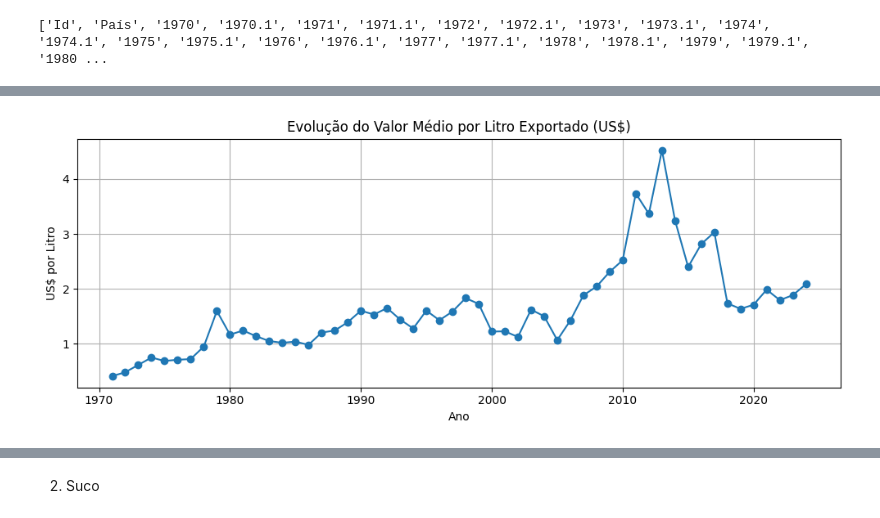
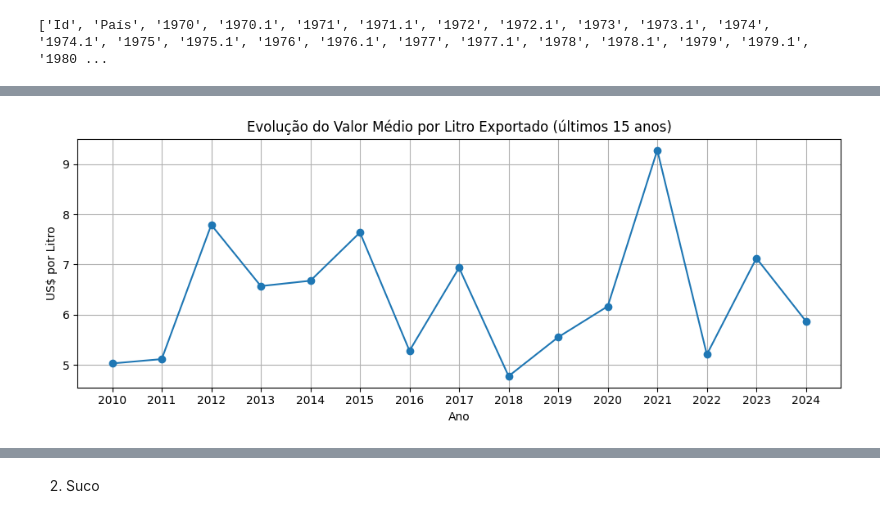
Before and after one commit to jaqueantunes/export_uva, a Jupyter notebook: PosFIAP_Export.ipynb, the cells around one changed output, grey strips where cells are left out. Saved outputs shown, nothing was run; the diff lists cells and outputs as text; code cells hidden in the pictures.

```diff
--- a/PosFIAP_Export.ipynb
+++ b/PosFIAP_Export.ipynb
@@ -2,4 +2,22 @@
 <a href="https://colab.research.google.com/github/jaqueantunes/export_uva/blob/main/PosFIAP_Export.ipynb" target="_parent"><img src="https://colab.research.google.com/assets/colab-badge.svg" alt="Open In Colab"/></a>
 # %%
 import pandas as pd #1ª célula
+# %%
+D1 = pd.read_csv('https://github.com/jaqueantunes/export_uva/raw/main/Bases/Comercio.csv', encoding='ISO-8859-1', skiprows=0, sep=';', skipfooter=12, thousands='.', decimal=',', engine='python')
+
+D2 = pd.read_csv('https://github.com/jaqueantunes/export_uva/raw/main/Bases/ExpEspumantes.csv', encoding='ISO-8859-1', sep='\t')
+# Renomear a coluna corrompida para 'País'
+D2.rename(columns={D2.columns[1]: 'País'}, inplace=True)
+
+D3 = pd.read_csv('https://github.com/jaqueantunes/export_uva/raw/main/Bases/ExpSuco.csv', encoding='ISO-8859-1', sep='\t')
+# Renomear a coluna corrompida para 'País'
+D3.rename(columns={D3.columns[1]: 'País'}, inplace=True)
+
+D4 = pd.read_csv('https://github.com/jaqueantunes/export_uva/raw/main/Bases/ExpUva.csv', encoding='ISO-8859-1', sep='\t')
+# Renomear a coluna corrompida para 'País'
+D4.rename(columns={D4.columns[1]: 'País'}, inplace=True)
+
+D5 = pd.read_csv('https://raw.githubusercontent.com/jaqueantunes/export_uva/main/Bases/ExpVinho.csv', encoding='ISO-8859-1', sep='\t')
+# Renomear a coluna corrompida para 'País'
+D5.rename(columns={D5.columns[1]: 'País'}, inplace=True)
 # %%
@@ -234,7 +228,13 @@ df_comb = df_comb[df_comb['Litros'] > 0]
 # Calcular valor médio por litro
 df_comb['USD_por_Litro'] = df_comb['Valor_USD'] / df_comb['Litros']
 
-# Visualizar as primeiras linhas combinadas
-print("✔️ Base combinada com sucesso! Linhas válidas:", len(df_comb))
+# Pegar o ano mais recente disponível na base
+ultimo_ano = df_comb['Ano'].max()
+
+# Filtrar apenas os últimos 15 anos
+df_comb = df_comb[df_comb['Ano'] >= (ultimo_ano - 14)]
+
+# Visualizar a base final filtrada
+print(f"📅 Últimos 15 anos: de {ultimo_ano - 14} até {ultimo_ano}")
 display(df_comb.head())
 # %% [output]
@@ -278,17 +386,25 @@ plt.show()
 # %%
-# Preço médio por litro ao longo do tempo (geral)
-evolucao = df_comb.groupby('Ano')['USD_por_Litro'].mean()
+import matplotlib.pyplot as plt
 
+# Filtra os últimos 15 anos
+evolucao_15anos = df_comb.groupby('Ano')['USD_por_Litro'].mean()
+evolucao_15anos = evolucao_15anos[evolucao_15anos.index >= evolucao_15anos.index.max() - 14]
+
+# Gráfico
 plt.figure(figsize=(10, 4))
-plt.plot(evolucao.index, evolucao.values, marker='o', linestyle='-')
-plt.title('Evolução do Valor Médio por Litro Exportado (US$)')
+plt.plot(evolucao_15anos.index, evolucao_15anos.values, marker='o', linestyle='-')
+plt.title('Evolução do Valor Médio por Litro Exportado (últimos 15 anos)')
 plt.xlabel('Ano')
 plt.ylabel('US$ por Litro')
 plt.grid(True)
+
+# Mostrar todos os anos no eixo X
+plt.xticks(evolucao_15anos.index)  # força exibir cada ano
+
 plt.tight_layout()
 plt.show()
 # %% [output]
-[figure, old version]
+[figure, new version]
 # %%
 litros_totais = df_comb.groupby('País')['Litros'].sum().sort_values(ascending=False).head(10)
 
```
Also changed, not shown: parts of 17 cells of this notebook.
